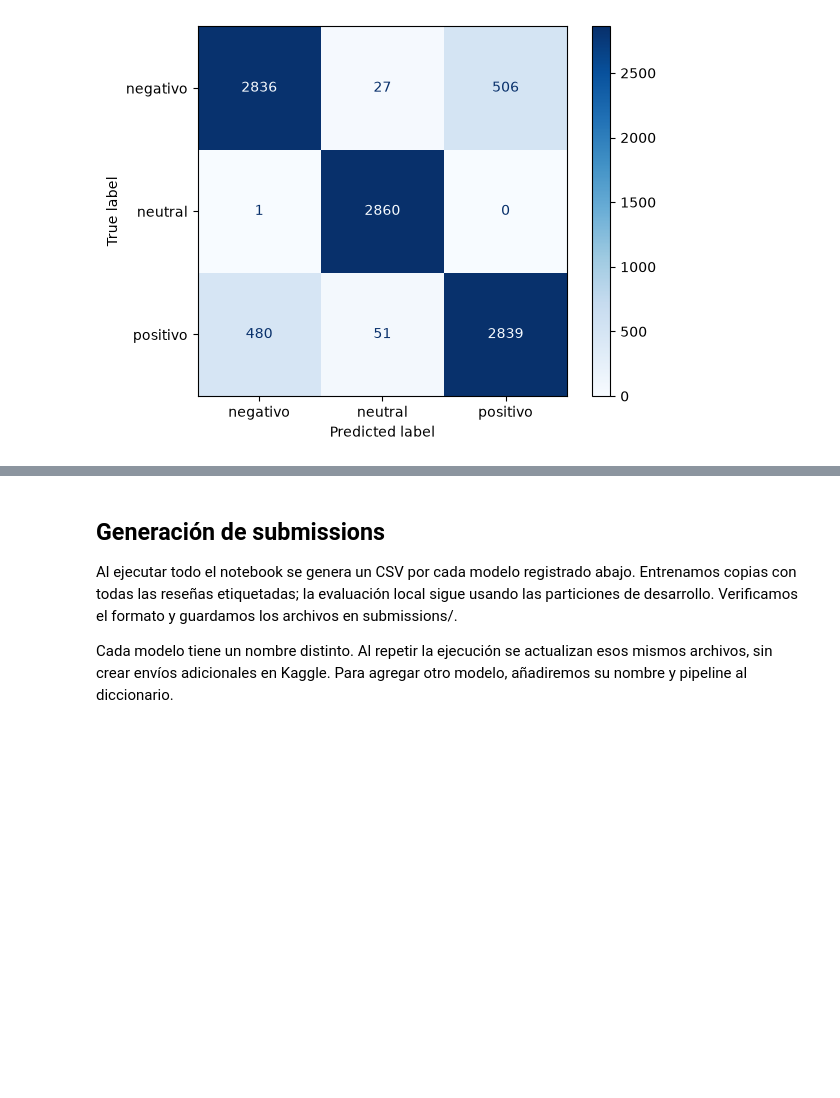
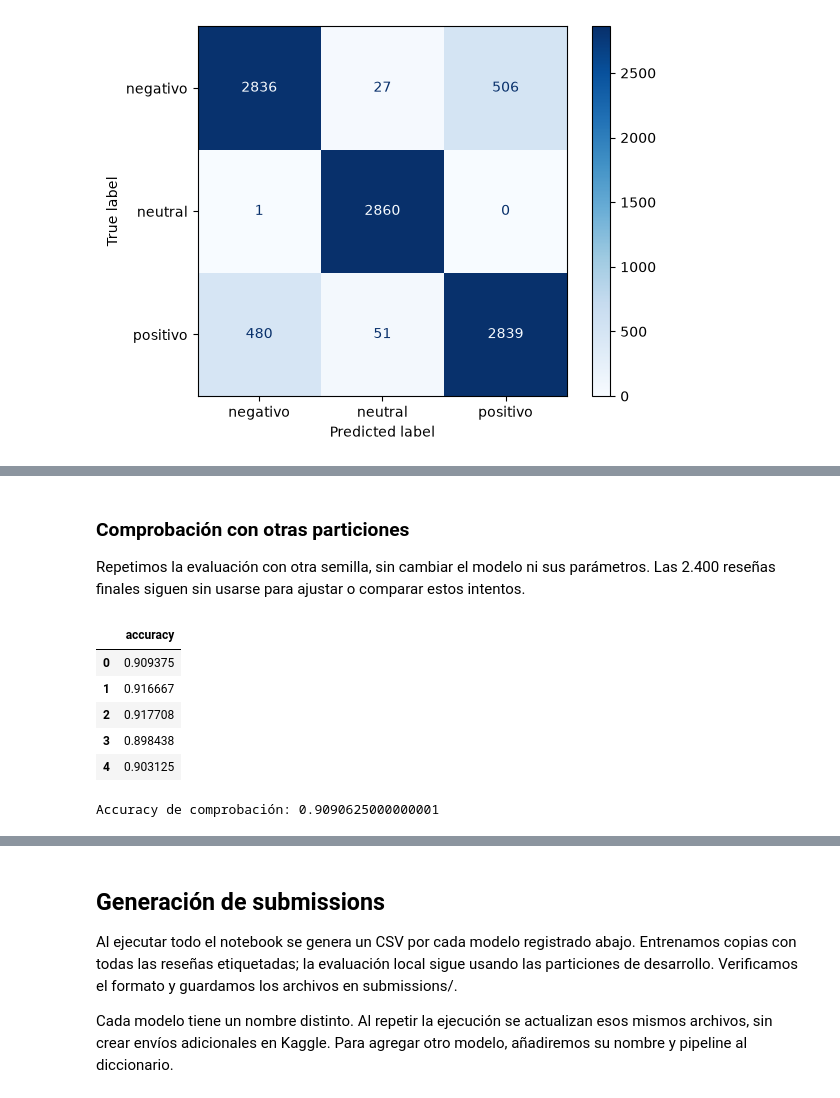
Before and after one commit to jmfonsecau/ISIS-2611-Proyecto-Parte-1, a Jupyter notebook: notebook_proyecto.ipynb, the cells around one changed output, grey strips where cells are left out. Drawn from its saved outputs; the diff is of its cells as text; code cells hidden in the pictures; blank space fills up the shorter version.

```diff
--- a/notebook_proyecto.ipynb
+++ b/notebook_proyecto.ipynb
@@ -588,0 +1214,27 @@ El cuarto modelo obtuvo 88,91 % de accuracy promedio y una desviación de 0,97 p
+# %% [markdown]
+### Comprobación con otras particiones
+
+Repetimos la evaluación con otra semilla, sin cambiar el modelo ni sus parámetros. Las 2.400 reseñas finales siguen sin usarse para ajustar o comparar estos intentos.
+# %%
+cv_verificacion = StratifiedKFold(
+    n_splits=5, shuffle=True, random_state=2024,
+)
+with threadpool_limits(limits=2):
+    verificacion_estructural = cross_validate(
+        pipeline_estructural,
+        X_train,
+        y_train,
+        cv=cv_verificacion,
+        scoring="accuracy",
+    )
+
+display(pd.DataFrame({"accuracy": verificacion_estructural["test_score"]}))
+print("Accuracy de comprobación:", verificacion_estructural["test_score"].mean())
+# %% [output]
+|  | accuracy |
+| 0 | 0.909375 |
+| 1 | 0.916667 |
+| 2 | 0.917708 |
+| 3 | 0.898438 |
+| 4 | 0.903125 |
+Accuracy de comprobación: 0.9090625000000001
```
Also changed, not shown: parts of 22 cells of this notebook, 2 other files.
